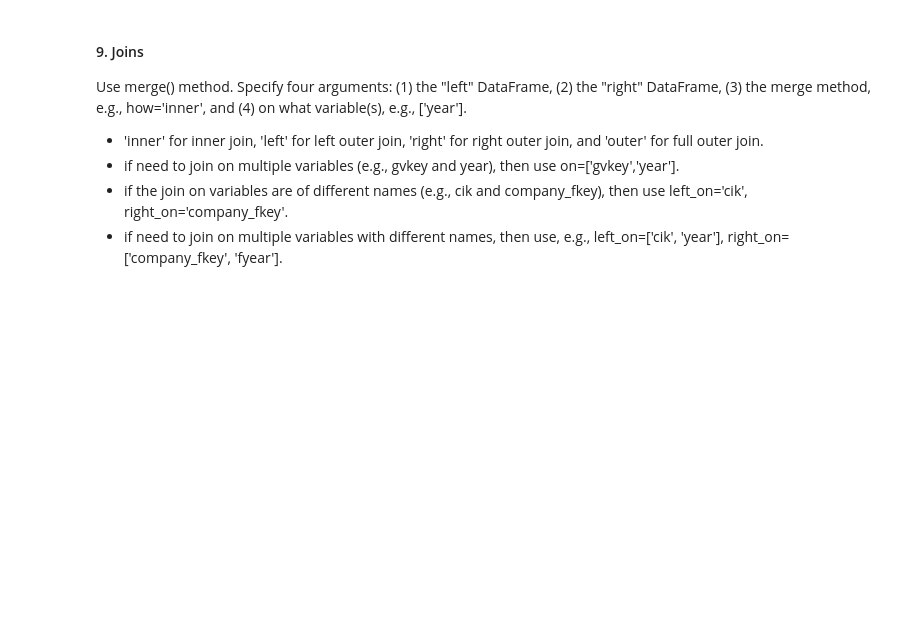
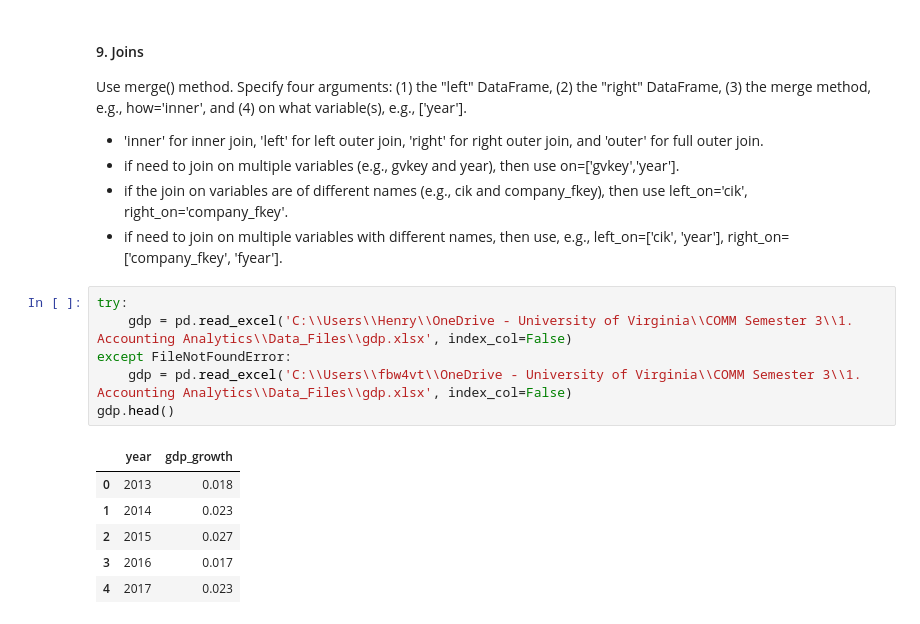
Before and after one commit to hlaudano22/acc_analytics, a Jupyter notebook: Python for Data Cleaning_starter.ipynb, the cells around one changed output. Drawn from its saved outputs; the diff is of its cells as text; blank space fills up the shorter version.

```diff
--- a/Python for Data Cleaning_starter.ipynb
+++ b/Python for Data Cleaning_starter.ipynb
@@ -299,3 +332,16 @@ Use merge() method. Specify four arguments: (1) the "left" DataFrame, (2) the "r
 - if need to join on multiple variables (e.g., gvkey and year), then use on=['gvkey','year'].
 - if the join on variables are of different names (e.g., cik and company_fkey), then use left_on='cik', right_on='company_fkey'.
 - if need to join on multiple variables with different names, then use, e.g., left_on=['cik', 'year'], right_on=['company_fkey', 'fyear'].
+# %%
+try:
+    gdp = pd.read_excel('C:\\Users\\Henry\\OneDrive - University of Virginia\\COMM Semester 3\\1. Accounting Analytics\\Data_Files\\gdp.xlsx', index_col=False)
+except FileNotFoundError:
+    gdp = pd.read_excel('C:\\Users\\fbw4vt\\OneDrive - University of Virginia\\COMM Semester 3\\1. Accounting Analytics\\Data_Files\\gdp.xlsx', index_col=False)
+gdp.head()
+# %% [output]
+|  | year | gdp_growth |
+| 0 | 2013 | 0.018 |
+| 1 | 2014 | 0.023 |
+| 2 | 2015 | 0.027 |
+| 3 | 2016 | 0.017 |
+| 4 | 2017 | 0.023 |
```
Also changed, not shown: parts of 8 cells of this notebook.
